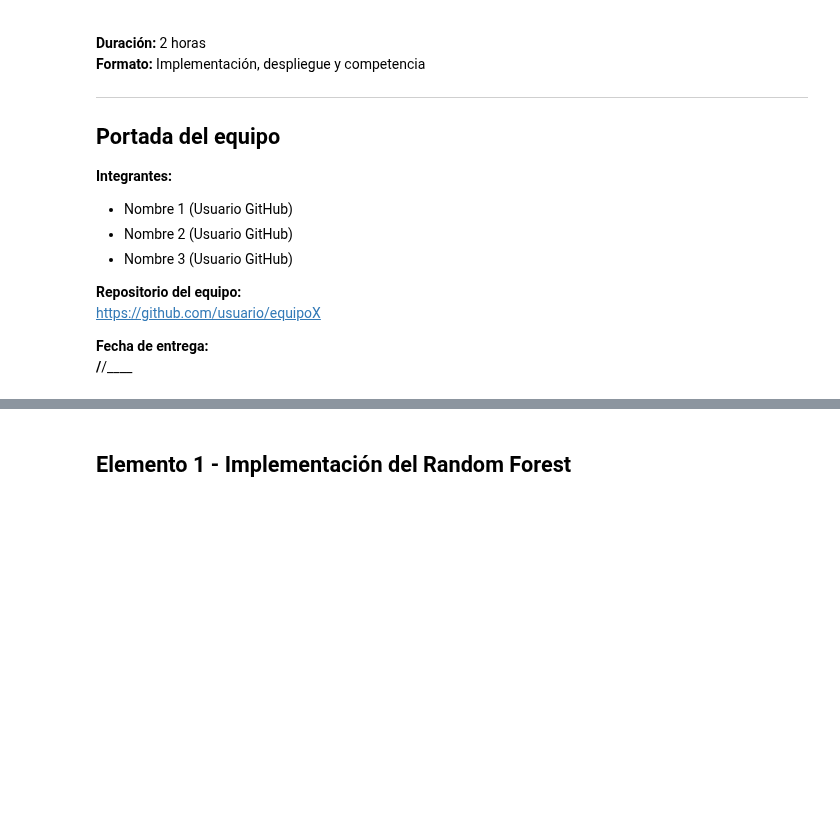
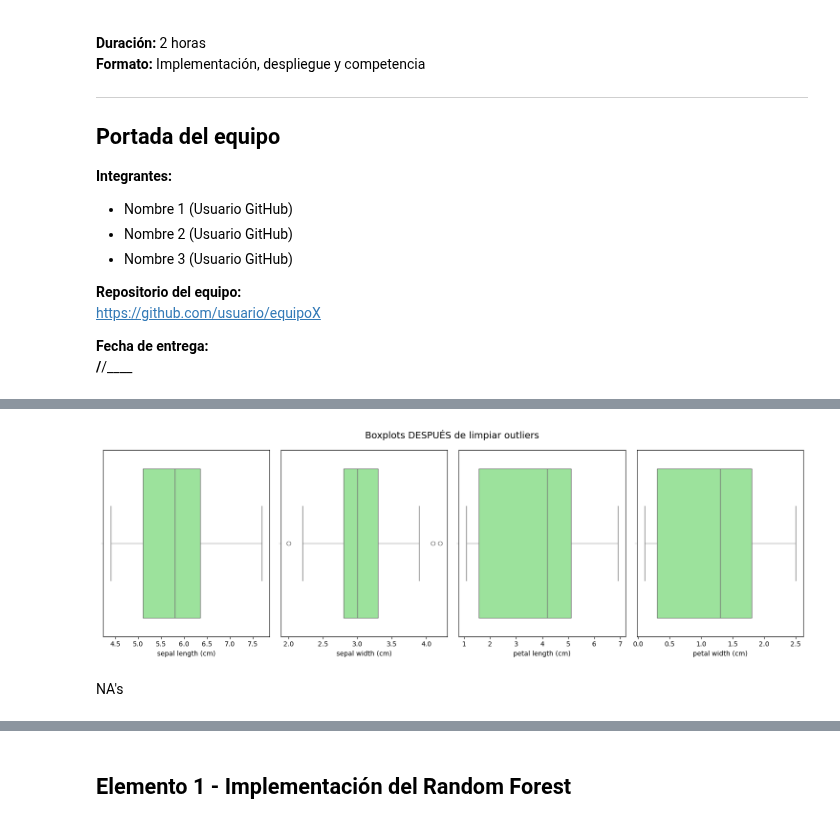
Before and after one commit to 1Enrique9/Ciencia-de-Datos, a Jupyter notebook: 7mo/Aprendizaje_automatico/Practicas/8/nb_template.ipynb, the cells around one changed output, grey strips where cells are left out. Cells and saved outputs as stored; diff of their text form; code cells hidden in the pictures; blank space fills up the shorter version.

```diff
--- a/7mo/Aprendizaje_automatico/Practicas/8/nb_template.ipynb
+++ b/7mo/Aprendizaje_automatico/Practicas/8/nb_template.ipynb
@@ -163,0 +58,19 @@ df.to_csv('iris_train_cleaned.csv', index=False)
+# %%
+def imputar_por_vecinos(df, indices_objetivo, indices_referencia, col, cols_numericas):
+    # Matriz de referencia sin la columna objetivo
+    X_ref = df.loc[indices_referencia, cols_numericas].drop(columns=[col])
+    X_ref = X_ref.fillna(X_ref.mean())
+    X_ref = X_ref.to_numpy()
+
+    for idx in indices_objetivo:
+        x_target = df.loc[idx, cols_numericas].drop(labels=[col])
+        x_target = x_target.fillna(df[cols_numericas].mean())
+        x_target = x_target.to_numpy().reshape(1, -1)
+
+        # Distancias euclidianas
+        dists = pairwise_distances(x_target, X_ref)[0]
+        vecinos_idx = np.argsort(dists)[:3]
+        vecinos_real_idx = indices_referencia[vecinos_idx]
+        promedio_vecinos = df.loc[vecinos_real_idx, col].mean()
+
+        df.loc[idx, col] = round(promedio_vecinos, 1)
@@ -163,0 +92,11 @@ df.to_csv('iris_train_cleaned.csv', index=False)
+# %%
+fig, axs = plt.subplots(1, len(cols_numericas)-1, figsize=(15,5))
+fig.suptitle("Boxplots DESPUÉS de limpiar outliers", fontsize=14)
+for i, col in enumerate([c for c in cols_numericas if c != col_clase]):
+    sns.boxplot(data=df, x=col, ax=axs[i], color='lightgreen')
+plt.tight_layout()
+plt.show()
+# %% [output]
+[figure, added]
+# %% [markdown]
+NA's
```
Also changed, not shown: parts of 22 cells of this notebook, 2 other files.
